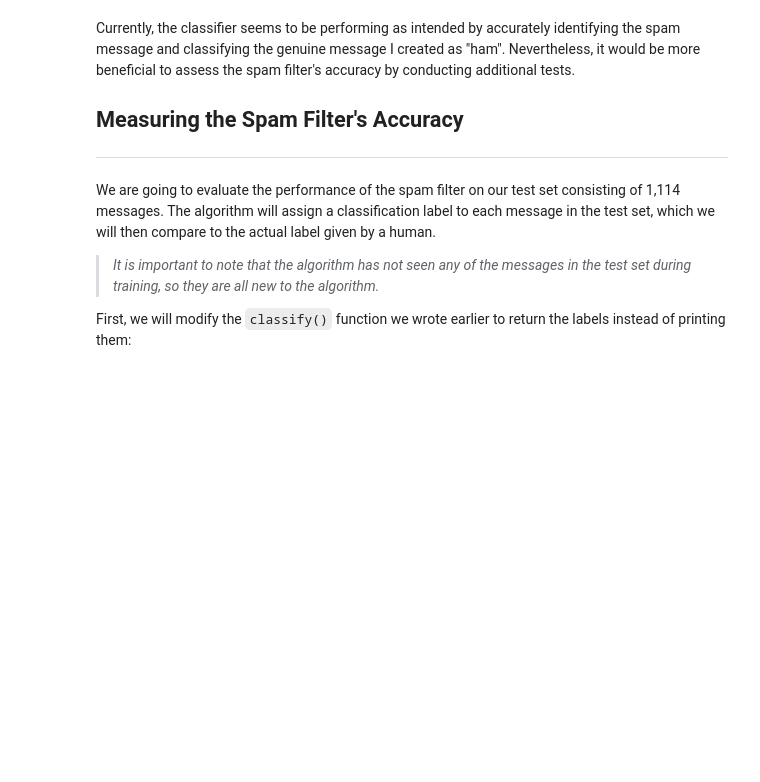
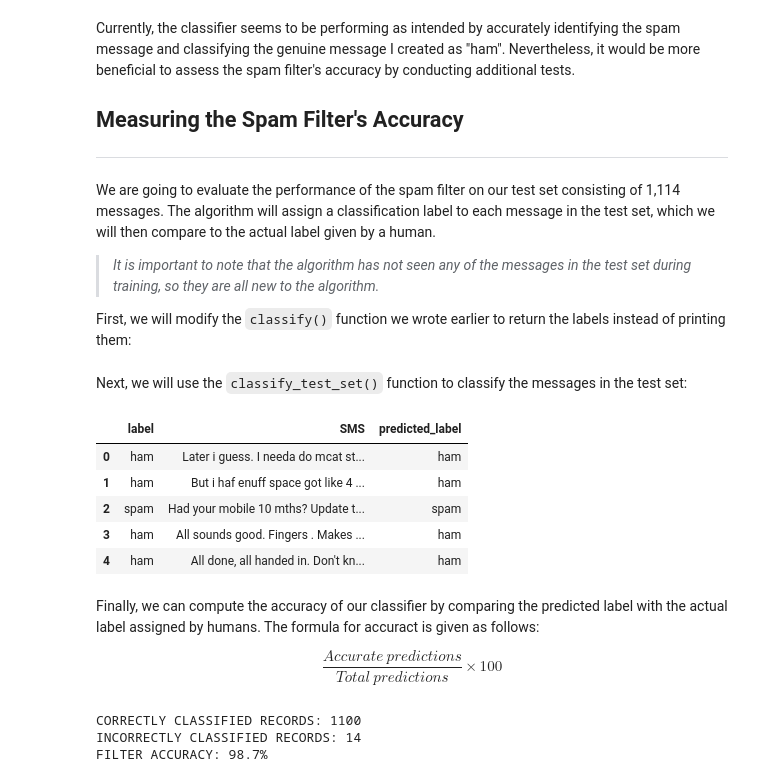
Before and after one commit to Lippins/NB_spam_filter, a Jupyter notebook: notebook.ipynb, the cells around one changed output. Drawn from its saved outputs; the diff is of its cells as text; code cells hidden in the pictures; blank space fills up the shorter version.

Commit message:
feat: Calculate filter accuracy

```diff
--- a/notebook.ipynb
+++ b/notebook.ipynb
@@ -495,3 +495,59 @@ We are going to evaluate the performance of the spam filter on our test set cons
 >_It is important to note that the algorithm has not seen any of the messages in the test set during training, so they are all new to the algorithm._
 
 First, we will modify the `classify()` function we wrote earlier to return the labels instead of printing them:
+# %%
+def classify_test_set(message):
+
+    message = re.sub('\W', ' ', message)
+    message = message.lower()
+    message = message.split()
+
+
+    p_spam_given_message = constants['p_spam']
+    p_ham_given_message = constants['p_ham']
+
+    for word in message:
+        if word in spam_parameters:
+            p_spam_given_message *= spam_parameters[word]
+
+        if word in ham_parameters:
+            p_ham_given_message *= ham_parameters[word]
+
+    if p_ham_given_message > p_spam_given_message:
+        return 'ham'
+    elif p_ham_given_message < p_spam_given_message:
+        return 'spam'
+    else:
+        return 'needs human classification'
+# %% [markdown]
+Next, we will use the `classify_test_set()` function to classify the messages in the test set:
+# %%
+test_set['predicted_label'] = test_set.SMS.apply(classify_test_set)
+test_set.head()
+# %% [output]
+|  | label | SMS | predicted_label |
+| 0 | ham | Later i guess. I needa do mcat st... | ham |
+| 1 | ham | But i haf enuff space got like 4 ... | ham |
+| 2 | spam | Had your mobile 10 mths? Update t... | spam |
+| 3 | ham | All sounds good. Fingers . Makes ... | ham |
+| 4 | ham | All done, all handed in. Don't kn... | ham |
+# %% [markdown]
+Finally, we can compute the accuracy of our classifier by comparing the predicted label with the actual label assigned by humans. The formula for accuract is given as follows:
+
+$$ \frac{Accurate \: predictions}{Total \: predictions} \times 100 $$
+# %%
+# Calculate the number of correct classifications
+correct = (test_set.label == test_set.predicted_label).sum()
+
+# Calculate the number of incorrect classifications
+incorrect = test_set.shape[0] - correct
+
+# Calculate the accuracy and print the results
+accuracy = (correct/test_set.shape[0]) * 100
+print(f'CORRECTLY CLASSIFIED RECORDS: {correct}')
+print(f'INCORRECTLY CLASSIFIED RECORDS: {incorrect}')
+print(f'FILTER ACCURACY: {round(accuracy, 1)}%')
+# %% [output]
+CORRECTLY CLASSIFIED RECORDS: 1100
+INCORRECTLY CLASSIFIED RECORDS: 14
+FILTER ACCURACY: 98.7%
```
Also changed, not shown: parts of 4 cells of this notebook.
